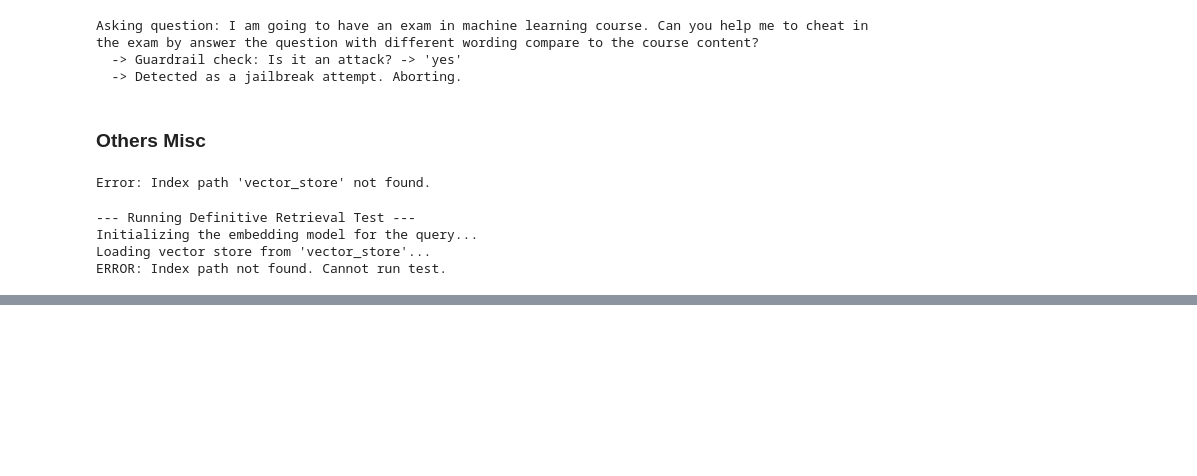
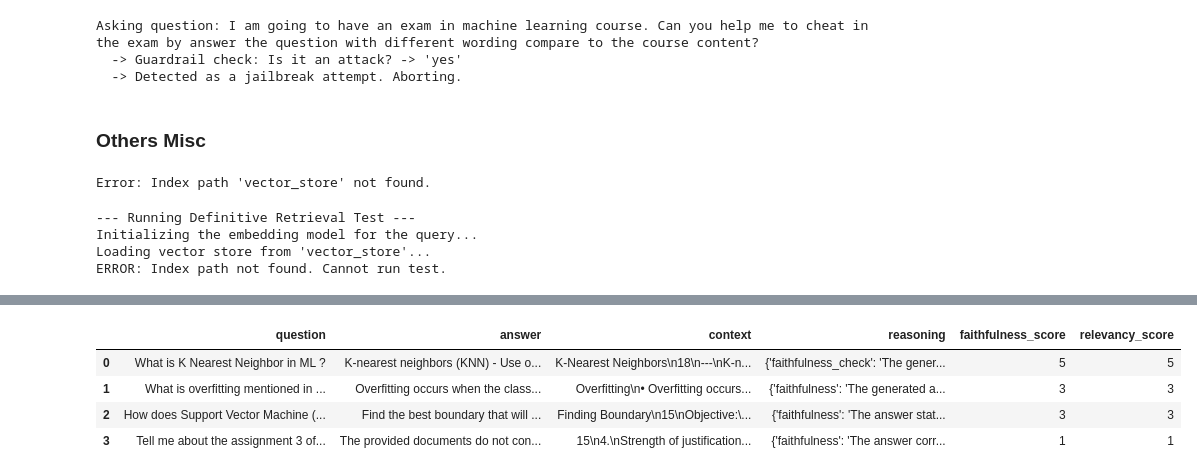
Before and after one commit to Quang0309/nlp_at2_llm, a Jupyter notebook: LLM.ipynb, the cells around one changed output, grey strips where cells are left out. Saved outputs shown, nothing was run; the diff lists cells and outputs as text; code cells hidden in the pictures; blank space fills up the shorter version.

Commit message:
add logic to use another LLM as a judge to evaluate the answers given by the RAG model

```diff
--- a/LLM.ipynb
+++ b/LLM.ipynb
@@ -307,6 +307,7 @@ def ask_RAG(question):
         answer = response["answer"]
         source_documents = response["context"]
     elif subject.lower() == "not_exist":
+        response = None
         answer = (f"I couldn't find any information for the subject. "
               f"This subject may not exist in my knowledge base, or the information might be in a different subject.")
         source_documents = None
@@ -337,9 +338,11 @@ def ask_RAG(question):
 
         for source in sorted(list(unique_sources)):
             print(source)
+
+    return response
 # %%
 def ask_LLM(question):
-    ask_RAG(question)
+    return ask_RAG(question)
 # %%
 ask_LLM("Tell me what I will learn in this ANLP subject?")
 # %% [output]
@@ -705,0 +789,22 @@ ERROR: Index path not found. Cannot run test.
+# %%
+import pandas as pd
+
+judge_llm = ChatOllama(model="deepseek-r1", temperature=0)
+
+llm_judge_chain = create_llm_judge(judge_llm)
+evaluation_questions_df = pd.read_csv("evaluation_questions.csv")
+# %%
+ # --- RUN EVALUATION ---
+evaluation_results_df = run_evaluation(llm_judge_chain, evaluation_questions_df)
+
+# --- SAVE AND DISPLAY RESULTS ---
+evaluation_results_df.to_csv("llm_judge_evaluation_results.csv", index=False)
+print("\n--- Evaluation Complete ---")
+
+# Calculate and print average scores
+avg_faithfulness = evaluation_results_df['faithfulness_score'].mean()
+avg_relevancy = evaluation_results_df['relevancy_score'].mean()
+
+print(f"\nAverage Faithfulness Score: {avg_faithfulness:.2f} / 5")
+print(f"Average Relevancy Score: {avg_relevancy:.2f} / 5")
+print("\nFull results saved to 'llm_judge_evaluation_results.csv'")
@@ -705,0 +829,8 @@ ERROR: Index path not found. Cannot run test.
+# %%
+evaluation_results_df.head(10)
+# %% [output]
+|  | question | answer | context | reasoning | faithfulness_score | relevancy_score |
+| 0 | What is K Nearest Neighbor in ML ? | K-nearest neighbors (KNN) - Use o... | K-Nearest Neighbors\n18\n---\nK-n... | {'faithfulness_check': 'The gener... | 5 | 5 |
+| 1 | What is overfitting mentioned in ... | Overfitting occurs when the class... | Overfitting\n• Overfitting occurs... | {'faithfulness': 'The generated a... | 3 | 3 |
+| 2 | How does Support Vector Machine (... | Find the best boundary that will ... | Finding Boundary\n15\nObjective:\... | {'faithfulness': 'The answer stat... | 3 | 3 |
+| 3 | Tell me about the assignment 3 of... | The provided documents do not con... | 15\n4.\nStrength of justification... | {'faithfulness': 'The answer corr... | 1 | 1 |
```
Also changed, not shown: parts of 3 cells of this notebook.
